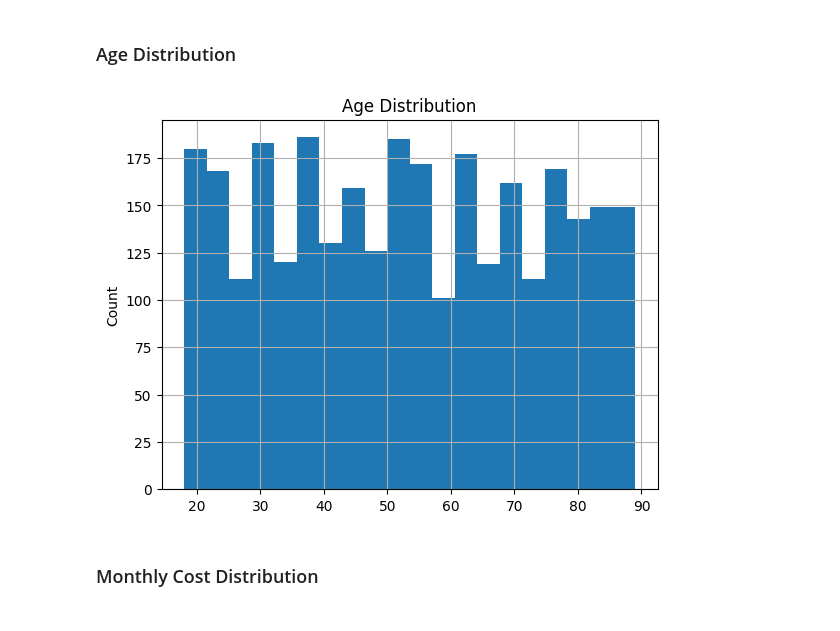
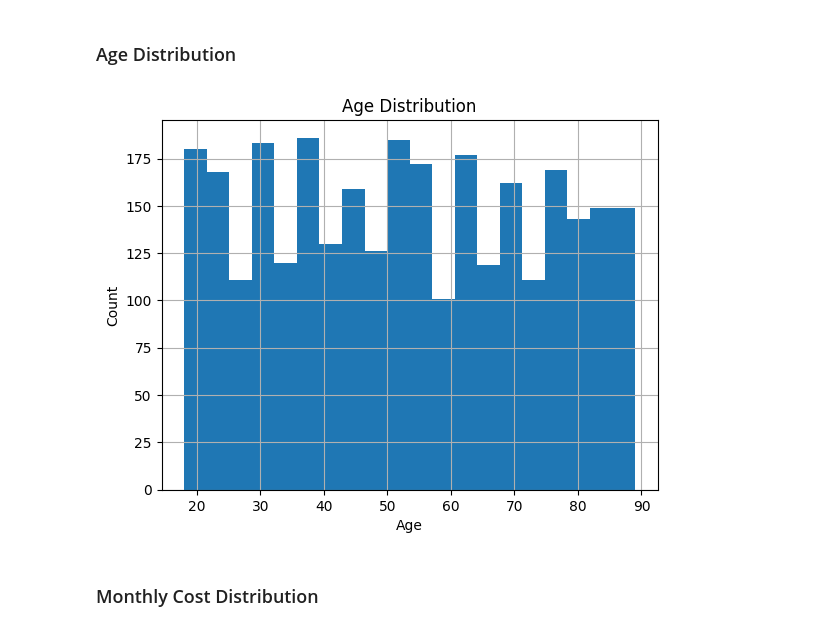
Before and after one commit to doyounghi/Healthcare-data-analysis, a Jupyter notebook: 01_mock_member_health_analysis/notebooks/01_eda.ipynb, the cells around one changed output. Saved outputs shown, nothing was run; the diff lists cells and outputs as text; code cells hidden in the pictures.

```diff
--- a/01_mock_member_health_analysis/notebooks/01_eda.ipynb
+++ b/01_mock_member_health_analysis/notebooks/01_eda.ipynb
@@ -200,11 +220,11 @@ dtype: float64
 # %%
 df["age"].hist(bins=20) # Visualize the distribution of the "age" column to identify any skewness or outliers
 plt.title("Age Distribution")
-plt.xlabel
+plt.xlabel("Age")
 plt.ylabel("Count")
 plt.show()
 # %% [output]
-[figure, old version]
+[figure, new version]
 # %% [markdown]
 ### Monthly Cost Distribution
 # %%
```
Also changed, not shown: parts of 21 cells of this notebook, 3 other files.
